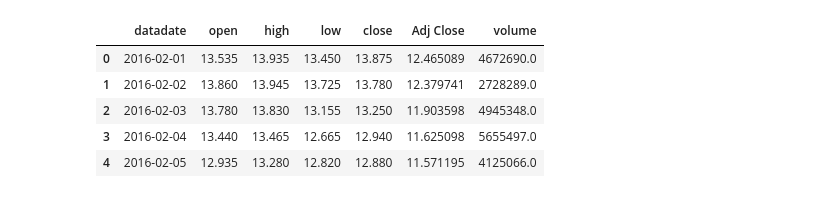
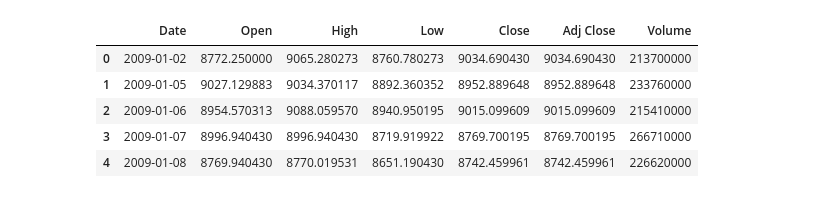
Before and after one commit to DominikSch004/Deep-Reinforcement-Stock-Trading, a Jupyter notebook: backtesting.ipynb, the cells around one changed output. Saved outputs shown, nothing was run; the diff lists cells and outputs as text; code cells hidden in the pictures.

```diff
--- a/backtesting.ipynb
+++ b/backtesting.ipynb
@@ -20,15 +20,14 @@ def backtest_strat(df):
     ts = pd.Series(strategy_ret['daily_return'].values, index=strategy_ret.index)
     return ts
 # %%
-df = pd.read_csv("data/LHA.DE.csv")
+dji = pd.read_csv("data/^DJI.csv")
+dji.shape
+dji.head()
+# %% [output]
+|  | Date | Open | High | Low | Close | Adj Close | Volume |
+| 0 | 2009-01-02 | 8772.250000 | 9065.280273 | 8760.780273 | 9034.690430 | 9034.690430 | 213700000 |
+| 1 | 2009-01-05 | 9027.129883 | 9034.370117 | 8892.360352 | 8952.889648 | 8952.889648 | 233760000 |
+| 2 | 2009-01-06 | 8954.570313 | 9088.059570 | 8940.950195 | 9015.099609 | 9015.099609 | 215410000 |
+| 3 | 2009-01-07 | 8996.940430 | 8996.940430 | 8719.919922 | 8769.700195 | 8769.700195 | 266710000 |
+| 4 | 2009-01-08 | 8769.940430 | 8770.019531 | 8651.190430 | 8742.459961 | 8742.459961 | 226620000 |
-# %%
-df.shape
-df.head()
-# %% [output]
-|  | datadate | open | high | low | close | Adj Close | volume |
-| 0 | 2016-02-01 | 13.535 | 13.935 | 13.450 | 13.875 | 12.465089 | 4672690.0 |
-| 1 | 2016-02-02 | 13.860 | 13.945 | 13.725 | 13.780 | 12.379741 | 2728289.0 |
-| 2 | 2016-02-03 | 13.780 | 13.830 | 13.155 | 13.250 | 11.903598 | 4945348.0 |
-| 3 | 2016-02-04 | 13.440 | 13.465 | 12.665 | 12.940 | 11.625098 | 5655497.0 |
-| 4 | 2016-02-05 | 12.935 | 13.280 | 12.820 | 12.880 | 11.571195 | 4125066.0 |
 # %%
```
Also changed, not shown: parts of 8 cells of this notebook.
